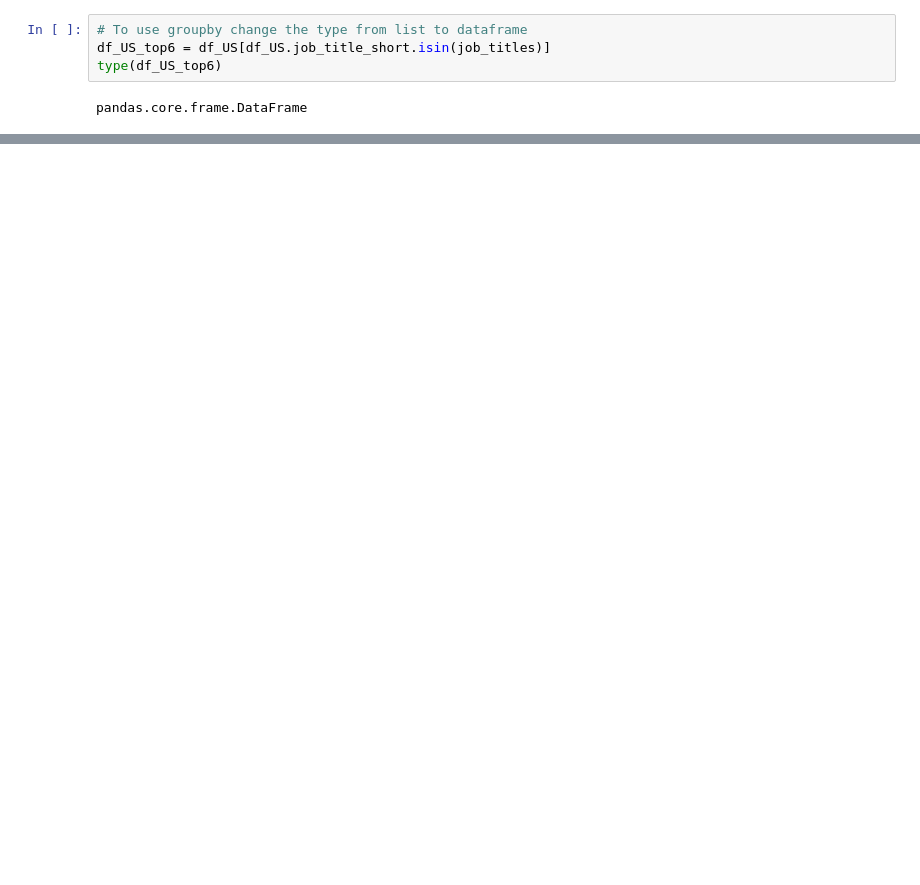
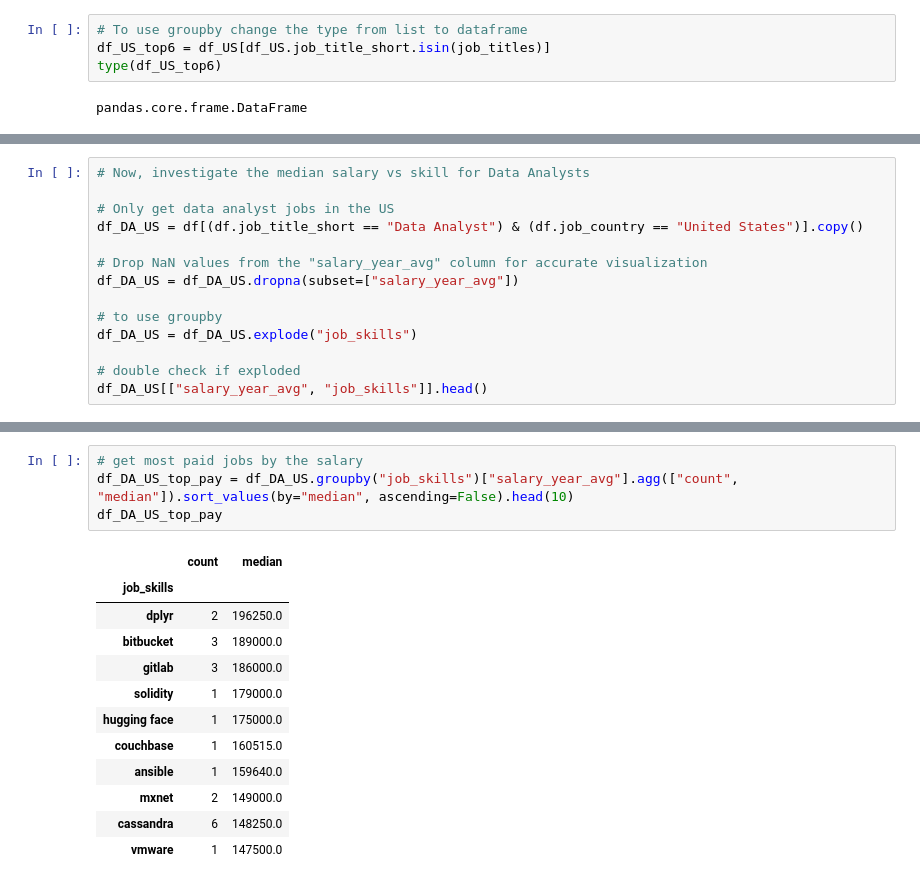
Before and after one commit to firaterkn/Python_Project_Data_Job_Analysis, a Jupyter notebook: 3_Project/4_Salary_Analysis.ipynb, the cells around one changed output, grey strips where cells are left out. Saved outputs shown, nothing was run; the diff lists cells and outputs as text; blank space fills up the shorter version.

```diff
--- a/3_Project/4_Salary_Analysis.ipynb
+++ b/3_Project/4_Salary_Analysis.ipynb
@@ -53,3 +56,17 @@ plt.gca().xaxis.set_major_formatter(ticks_x)
 plt.show()
 # %% [output]
 [figure]
+# %%
+# Now, investigate the median salary vs skill for Data Analysts
+
+# Only get data analyst jobs in the US
+df_DA_US = df[(df.job_title_short == "Data Analyst") & (df.job_country == "United States")].copy()
+
+# Drop NaN values from the "salary_year_avg" column for accurate visualization
+df_DA_US = df_DA_US.dropna(subset=["salary_year_avg"])
+
+# to use groupby
+df_DA_US = df_DA_US.explode("job_skills")
+
+# double check if exploded
+df_DA_US[["salary_year_avg", "job_skills"]].head()
@@ -55,0 +80,17 @@ plt.show()
+# %%
+# get most paid jobs by the salary
+df_DA_US_top_pay = df_DA_US.groupby("job_skills")["salary_year_avg"].agg(["count", "median"]).sort_values(by="median", ascending=False).head(10)
+df_DA_US_top_pay
+# %% [output]
+|  | count | median |
+| job_skills |  |  |
+| dplyr | 2 | 196250.0 |
+| bitbucket | 3 | 189000.0 |
+| gitlab | 3 | 186000.0 |
+| solidity | 1 | 179000.0 |
+| hugging face | 1 | 175000.0 |
+| couchbase | 1 | 160515.0 |
+| ansible | 1 | 159640.0 |
+| mxnet | 2 | 149000.0 |
+| cassandra | 6 | 148250.0 |
+| vmware | 1 | 147500.0 |
```
Also changed, not shown: parts of 7 cells of this notebook, 2 other files.
